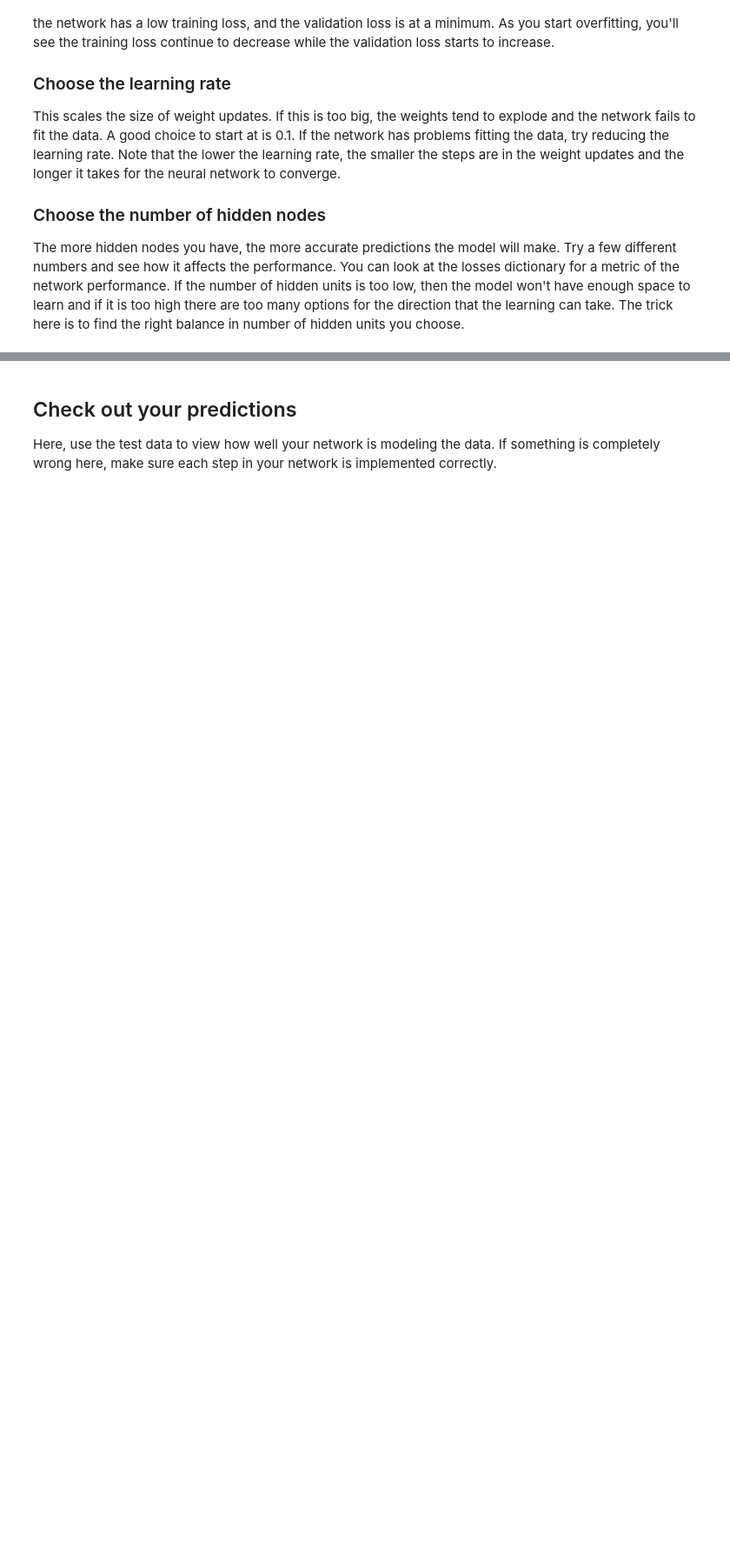
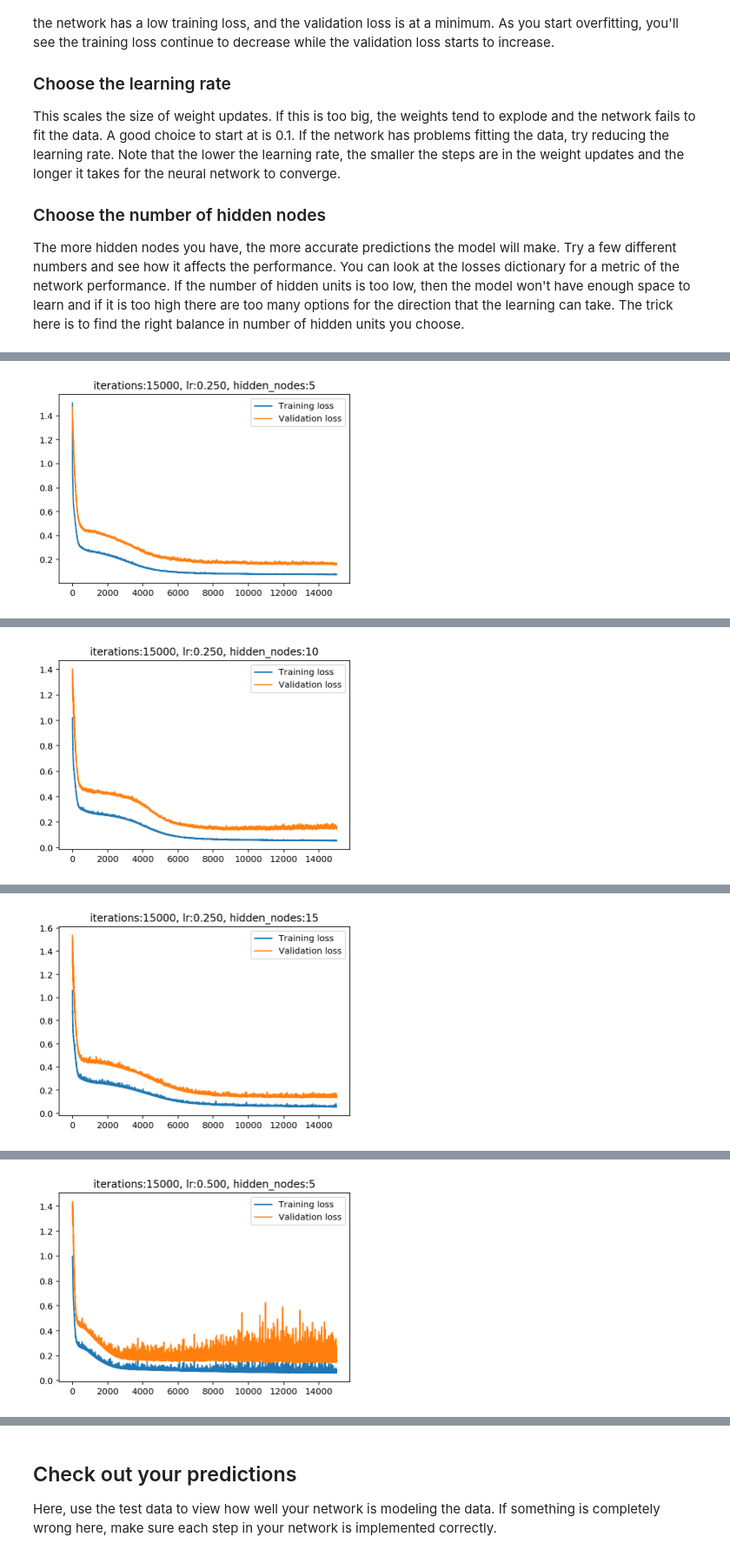
Before and after one commit to yu-iskw/deep-learning, a Jupyter notebook: first-neural-network/Your_first_neural_network.ipynb, the cells around one changed output, grey strips where cells are left out. Shown: that part at 87% size. Drawn from its saved outputs; the diff is of its cells as text; code cells hidden in the pictures; blank space fills up the shorter version.

Commit message:
Try to find better model with grid searching

```diff
--- a/first-neural-network/Your_first_neural_network.ipynb
+++ b/first-neural-network/Your_first_neural_network.ipynb
@@ -294,3 +306,26 @@ This scales the size of weight updates. If this is too big, the weights tend to
 
 ### Choose the number of hidden nodes
 The more hidden nodes you have, the more accurate predictions the model will make. Try a few different numbers and see how it affects the performance. You can look at the losses dictionary for a metric of the network performance. If the number of hidden units is too low, then the model won't have enough space to learn and if it is too high there are too many options for the direction that the learning can take. The trick here is to find the right balance in number of hidden units you choose.
+# %%
+import sys
+
+## Grid Search
+### Set the hyperparameters here ###
+iterations_set = [15000]
+learning_rate_set = [0.25, 0.5, 0.75]
+hidden_nodes_set = [5, 10, 15]
+output_nodes = 1
+
+for iterations in iterations_set:
+    for learning_rate in learning_rate_set:
+        for hidden_nodes in hidden_nodes_set:
+            N_i = train_features.shape[1]
+            network = NeuralNetwork(N_i, hidden_nodes, output_nodes, learning_rate)
+            losses = network.train_iterally(train_features, train_targets, val_features, val_targets, iterations)
+            plt.plot(losses['train'], label='Training loss')
+            plt.plot(losses['validation'], label='Validation loss')
+            plt.legend()
+            plt.title("iterations:%d, lr:%.3f, hidden_nodes:%d" % (iterations, learning_rate, hidden_nodes))
+            _ = plt.ylim()
+            plt.show()
+# %% [output]
@@ -296,0 +333 @@ The more hidden nodes you have, the more accurate predictions the model will mak
+[figure, added]
@@ -296,0 +335 @@ The more hidden nodes you have, the more accurate predictions the model will mak
+[figure, added]
@@ -296,0 +337 @@ The more hidden nodes you have, the more accurate predictions the model will mak
+[figure, added]
@@ -296,0 +339 @@ The more hidden nodes you have, the more accurate predictions the model will mak
+[figure, added]
```
Also changed, not shown: parts of 6 cells of this notebook, 1 other file.
